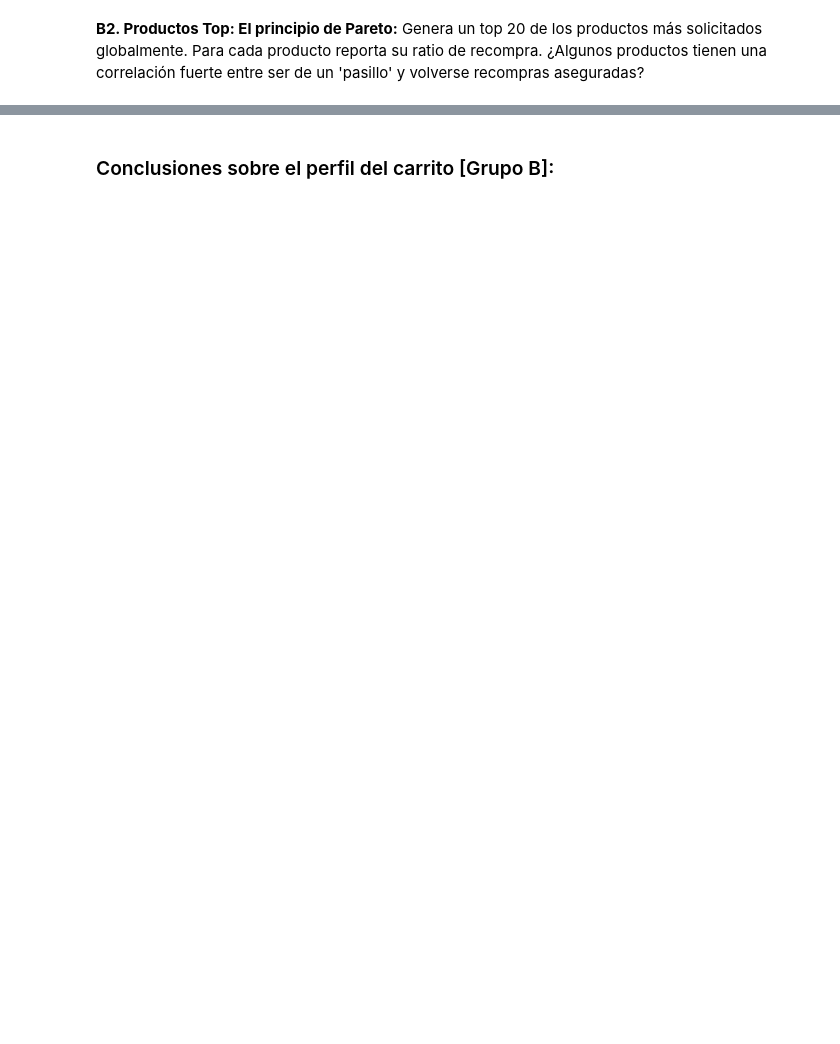
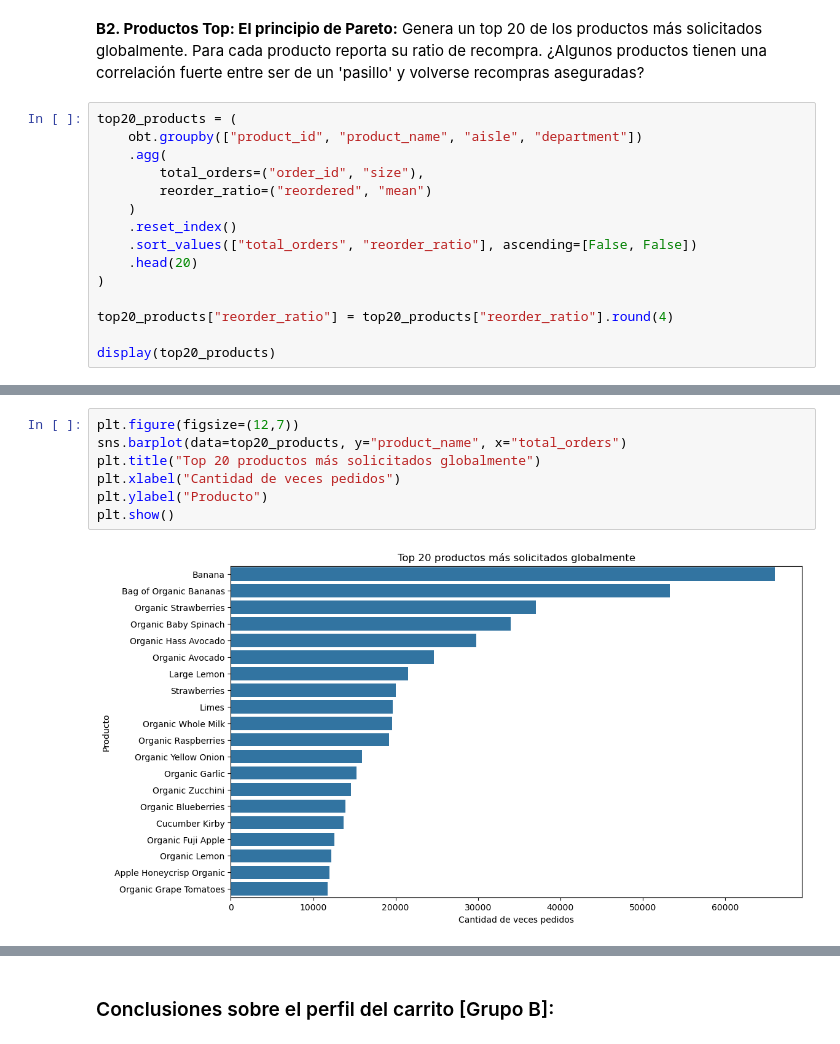
Before and after one commit to gbberru/ds-week-2, a Jupyter notebook: taller_3_Gustavo_Berru.ipynb, the cells around one changed output, grey strips where cells are left out. Saved outputs shown, nothing was run; the diff lists cells and outputs as text; blank space fills up the shorter version.

```diff
--- a/taller_3_Gustavo_Berru.ipynb
+++ b/taller_3_Gustavo_Berru.ipynb
@@ -1176,3 +1243,18 @@ Aislando o agrupando a nivel de granularidad de cliente, describe la variabilida
 # %% [markdown]
 **B2. Productos Top: El principio de Pareto:**
 Genera un top 20 de los productos más solicitados globalmente. Para cada producto reporta su ratio de recompra. ¿Algunos productos tienen una correlación fuerte entre ser de un 'pasillo' y volverse recompras aseguradas?
+# %%
+top20_products = (
+    obt.groupby(["product_id", "product_name", "aisle", "department"])
+    .agg(
+        total_orders=("order_id", "size"),
+        reorder_ratio=("reordered", "mean")
+    )
+    .reset_index()
+    .sort_values(["total_orders", "reorder_ratio"], ascending=[False, False])
+    .head(20)
+)
+
+top20_products["reorder_ratio"] = top20_products["reorder_ratio"].round(4)
+
+display(top20_products)
@@ -1178,0 +1279,9 @@ Genera un top 20 de los productos más solicitados globalmente. Para cada produc
+# %%
+plt.figure(figsize=(12,7))
+sns.barplot(data=top20_products, y="product_name", x="total_orders")
+plt.title("Top 20 productos más solicitados globalmente")
+plt.xlabel("Cantidad de veces pedidos")
+plt.ylabel("Producto")
+plt.show()
+# %% [output]
+[figure, added]
```
Also changed, not shown: parts of 17 cells of this notebook.
